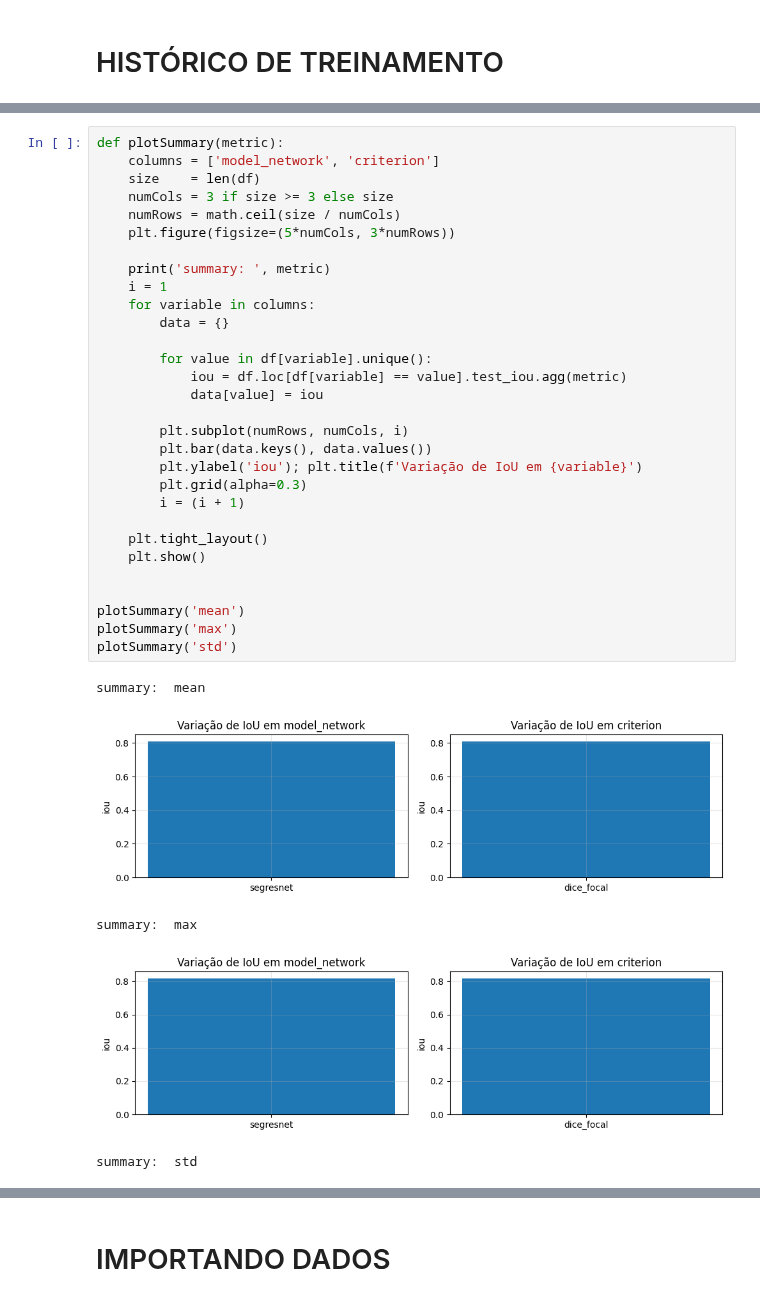
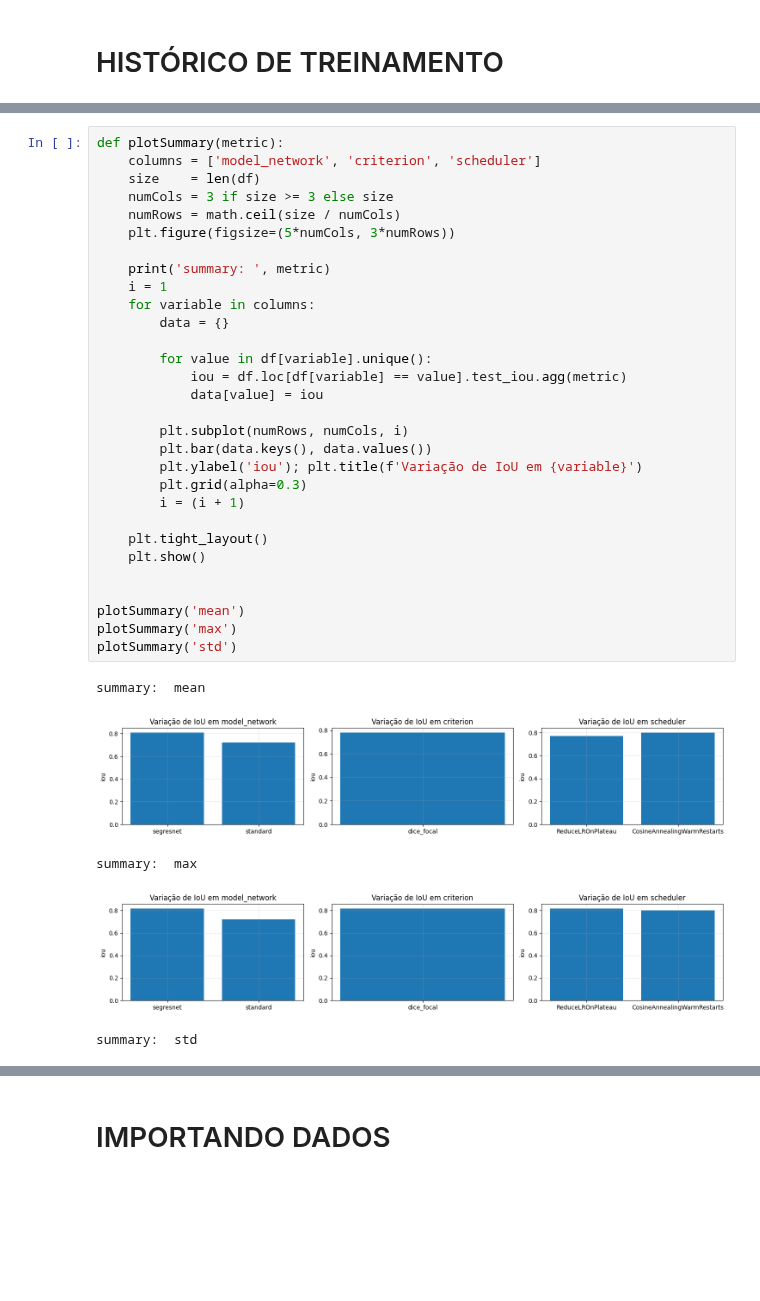
Before and after one commit to KlaussMarchi/SeismicMulticlass, a Jupyter notebook: Model/3 - PostProcessing.ipynb, the cells around one changed output, grey strips where cells are left out. Drawn from its saved outputs; the diff is of its cells as text; blank space fills up the shorter version.

```diff
--- a/Model/3 - PostProcessing.ipynb
+++ b/Model/3 - PostProcessing.ipynb
@@ -47,36 +48,36 @@ df
 # %%
 def plotSummary(metric):
-    columns = ['model_network', 'criterion']
+    columns = ['model_network', 'criterion', 'scheduler']
     size    = len(df)
     numCols = 3 if size >= 3 else size
     numRows = math.ceil(size / numCols)
     plt.figure(figsize=(5*numCols, 3*numRows))
 
     print('summary: ', metric)
     i = 1
     for variable in columns:
         data = {}
 
         for value in df[variable].unique():
             iou = df.loc[df[variable] == value].test_iou.agg(metric)
             data[value] = iou
 
         plt.subplot(numRows, numCols, i)
         plt.bar(data.keys(), data.values())
         plt.ylabel('iou'); plt.title(f'Variação de IoU em {variable}')
         plt.grid(alpha=0.3)
         i = (i + 1)
 
     plt.tight_layout()
     plt.show()
 
 
 plotSummary('mean')
 plotSummary('max')
 plotSummary('std')
 # %% [output]
 summary:  mean
-[figure, old version]
+[figure, new version]
 summary:  max
-[figure, old version]
+[figure, new version]
 summary:  std
```
Also changed, not shown: parts of 5 cells of this notebook, 5 other files.
